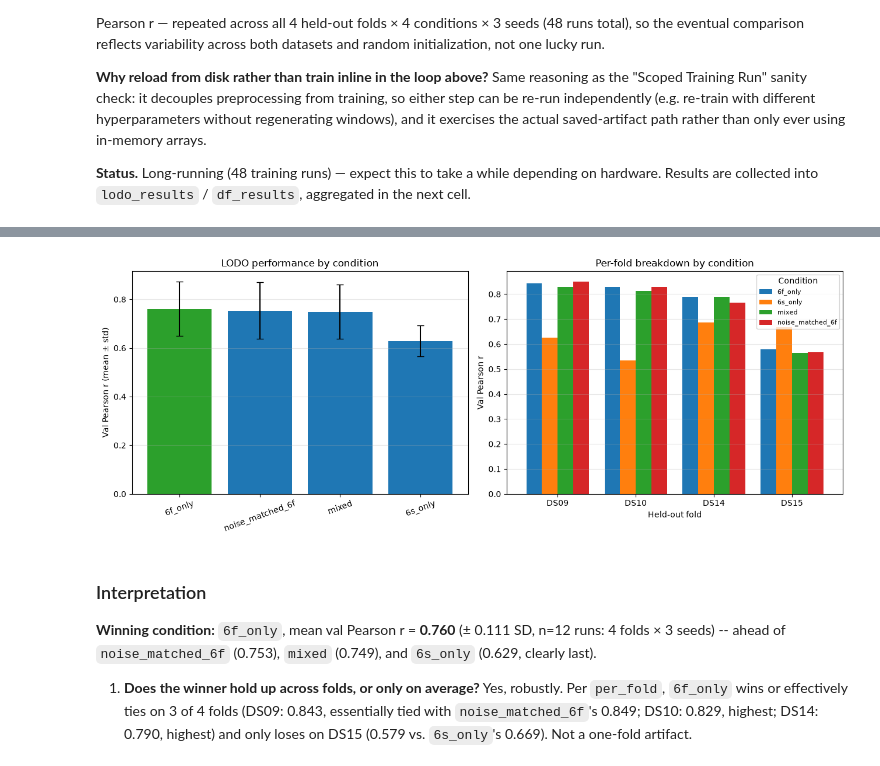
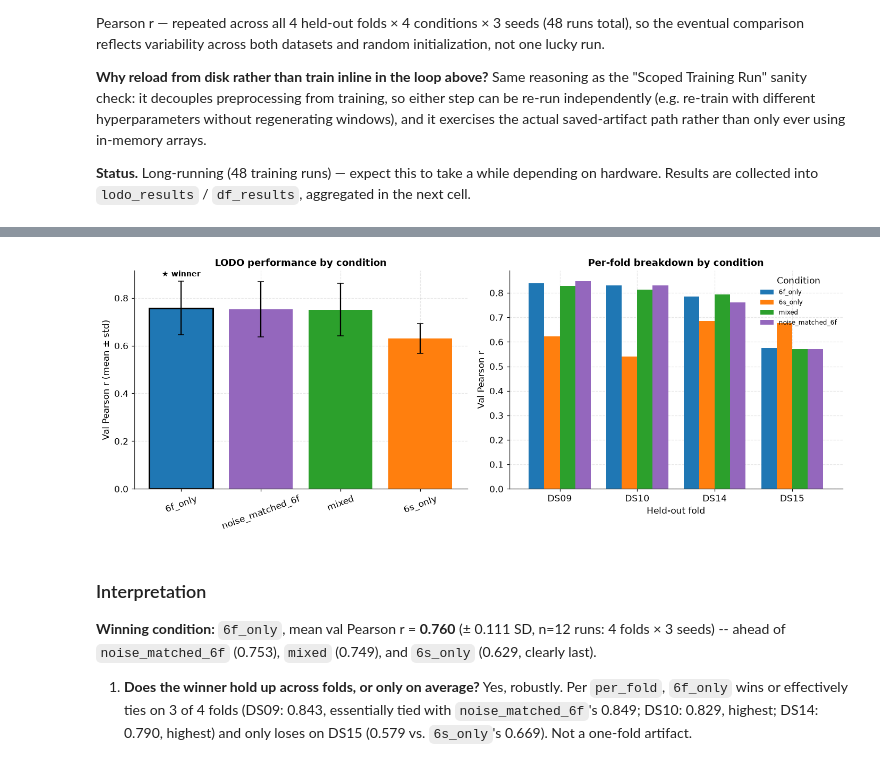
Before and after one commit to F-vdHaar/neural_ds_generalisation, a Jupyter notebook: spike_inference.ipynb, the cells around one changed output, grey strips where cells are left out. Drawn from its saved outputs; the diff is of its cells as text; code cells hidden in the pictures.

```diff
--- a/spike_inference.ipynb
+++ b/spike_inference.ipynb
@@ -426,11 +472,16 @@ print(f"Fixed AA filter cutoff for every recording: {0.9 * TARGET_FS / 2:.1f} Hz
 print(df_downsample.groupby('dataset')[['native_fr', 'downsample_ratio']].describe())
 
 fig, ax = plt.subplots(figsize=(7, 4))
-df_downsample.boxplot(column='downsample_ratio', by='dataset', ax=ax, rot=30)
+dataset_order = sorted(df_downsample['dataset'].unique())
+dataset_palette = {d: INDICATOR_COLORS[get_indicator(d)] for d in dataset_order}
+sns.boxplot(data=df_downsample, x='dataset', y='downsample_ratio', order=dataset_order,
+            hue='dataset', palette=dataset_palette, legend=False, ax=ax)
+ax.set_xlabel('')
 ax.set_ylabel('Downsampling ratio (native FR / 30 Hz)')
 ax.axhline(1.0, color='gray', linestyle=':', linewidth=1)
-plt.suptitle('')
-plt.title('DS10 loses a much larger share of its native bandwidth than DS09/DS14/DS15')
+ax.set_title('DS10 loses a much larger share of its native bandwidth than DS09/DS14/DS15')
+ax.tick_params(axis='x', rotation=30)
+style_axis(ax)
 plt.tight_layout()
 plt.show()
 # %% [output]
@@ -1860,28 +1917,40 @@ DS15              0.578854  0.668918  0.564753          0.567882
 # %%
 fig, axes = plt.subplots(1, 2, figsize=(13, 5))
 
-# Left: mean ± std val Pearson r per condition, across all folds/seeds
-axes[0].bar(summary.index, summary['mean'], yerr=summary['std'], capsize=4,
-            color=['#2ca02c' if c == winning_condition else '#1f77b4' for c in summary.index])
+# Left: mean ± std val Pearson r per condition, across all folds/seeds.
+# Each condition keeps its own color (same mapping as every other figure);
+# the winner is marked with a thicker edge + a star instead of being
+# recolored, so its color never collides with another condition's color
+# (recoloring it green used to collide with the 'mixed' condition's green).
+bar_colors = [CONDITION_COLORS[c] for c in summary.index]
+bar_edges = ['black' if c == winning_condition else 'none' for c in summary.index]
+bars = axes[0].bar(summary.index, summary['mean'], yerr=summary['std'], capsize=4,
+                    color=bar_colors, edgecolor=bar_edges, linewidth=2)
+for cond, b in zip(summary.index, bars):
+    if cond == winning_condition:
+        axes[0].text(b.get_x() + b.get_width() / 2, b.get_height() + summary.loc[cond, 'std'] + 0.02,
+                     '★ winner', ha='center', fontsize=9, fontweight='bold')
 axes[0].set_ylabel('Val Pearson r (mean ± std)')
 axes[0].set_title('LODO performance by condition')
 axes[0].tick_params(axis='x', rotation=20)
-axes[0].grid(alpha=0.3, axis='y')
+style_axis(axes[0])
 
 # Right: per-fold breakdown, to see whether one condition wins everywhere
-# or the winner depends on which dataset is held out
-per_fold.plot(kind='bar', ax=axes[1], width=0.8)
+# or the winner depends on which dataset is held out. Explicit color mapping
+# (not the default cycle) so every bar matches the left panel exactly.
+per_fold = per_fold[list(CONDITION_COLORS.keys())]
+per_fold.plot(kind='bar', ax=axes[1], width=0.8, color=list(CONDITION_COLORS.values()))
 axes[1].set_ylabel('Val Pearson r')
 axes[1].set_xlabel('Held-out fold')
 axes[1].set_title('Per-fold breakdown by condition')
 axes[1].legend(title='Condition', fontsize=8)
 axes[1].tick_params(axis='x', rotation=0)
-axes[1].grid(alpha=0.3, axis='y')
+style_axis(axes[1])
 
 plt.tight_layout()
 plt.show()
 # %% [output]
-[figure, old version]
+[figure, new version]
 # %% [markdown]
 ### Interpretation
 
```
Also changed, not shown: parts of 37 cells of this notebook.
